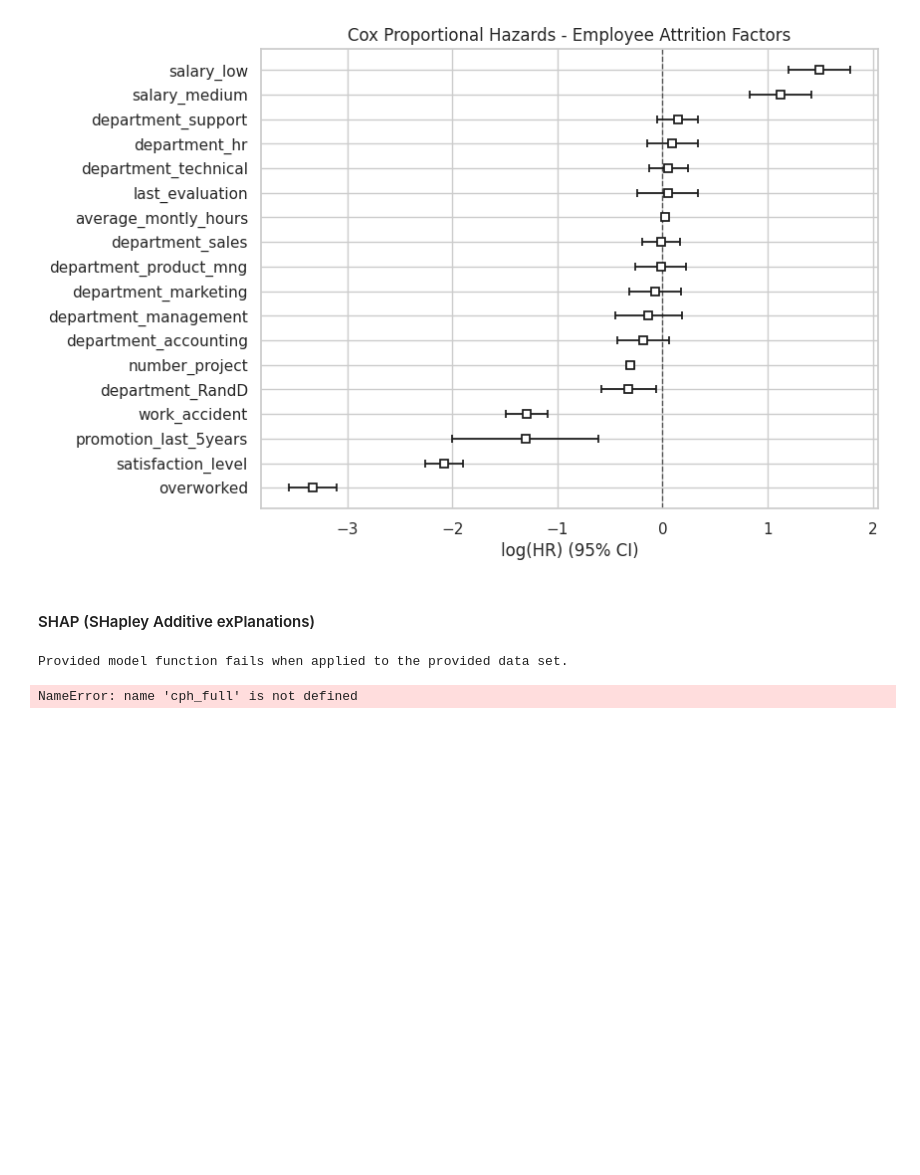
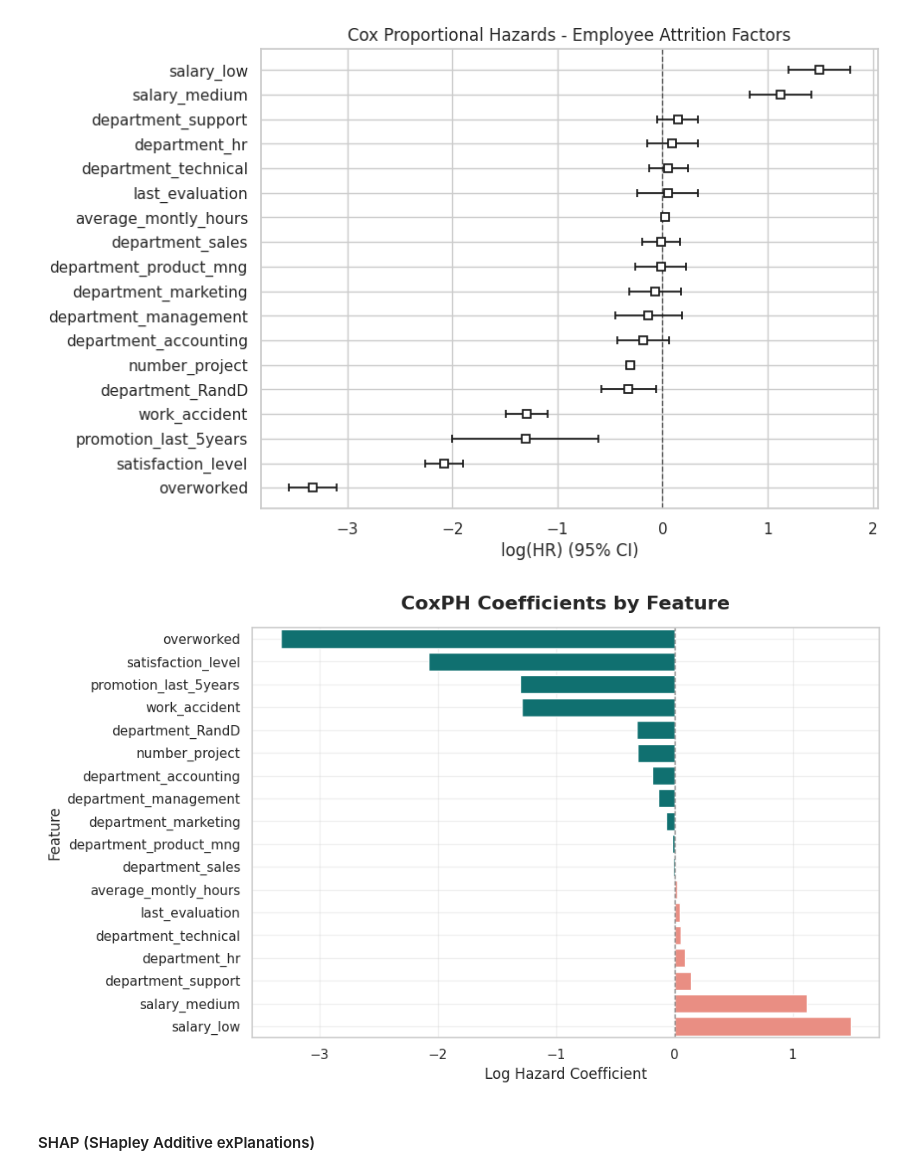
Before and after one commit to jenelaineDC/DSML-PROJECTS, a Jupyter notebook: HR Analytics/HR_Analytics.ipynb, the cells around one changed output. Drawn from its saved outputs; the diff is of its cells as text; code cells hidden in the pictures; blank space fills up the shorter version.

```diff
--- a/HR Analytics/HR_Analytics.ipynb
+++ b/HR Analytics/HR_Analytics.ipynb
@@ -1646,5 +1717,33 @@ plt.title("Cox Proportional Hazards - Employee Attrition Factors")
 plt.show()
 # %% [output]
 [figure]
+# %%
+summary = cph.summary.sort_values(by='coef', ascending=True)
+
+plt.figure(figsize=(10, 6))
+
+# Assign hue to 'coef' to use custom colors safely
+sns.barplot(
+    x='coef',
+    y=summary.index,
+    hue='coef',
+    data=summary,
+    dodge=False,
+    palette=['teal' if x < 0 else 'salmon' for x in summary['coef']],
+    legend=False
+)
+
+# Add zero reference line
+plt.axvline(0, color='gray', linestyle='--', linewidth=1)
+
+# Style & labels
+plt.title("CoxPH Coefficients by Feature", fontsize=16, fontweight='bold', pad=15)
+plt.xlabel("Log Hazard Coefficient", fontsize=12)
+plt.ylabel("Feature", fontsize=12)
+plt.grid(alpha=0.3)
+plt.tight_layout()
+plt.show()
+# %% [output]
+[figure, added]
 # %% [markdown]
 #### SHAP (SHapley Additive exPlanations)
@@ -1661,8 +1749,0 @@ def coxph_predict(X_input):
-# %%
-# Use a small background sample for speed
-background = X.sample(100, random_state=42)
-
-explainer = shap.KernelExplainer(coxph_predict, background)
-# %% [output]
-Provided model function fails when applied to the provided data set.
-NameError: name 'cph_full' is not defined
```
Also changed, not shown: parts of 20 cells of this notebook.
